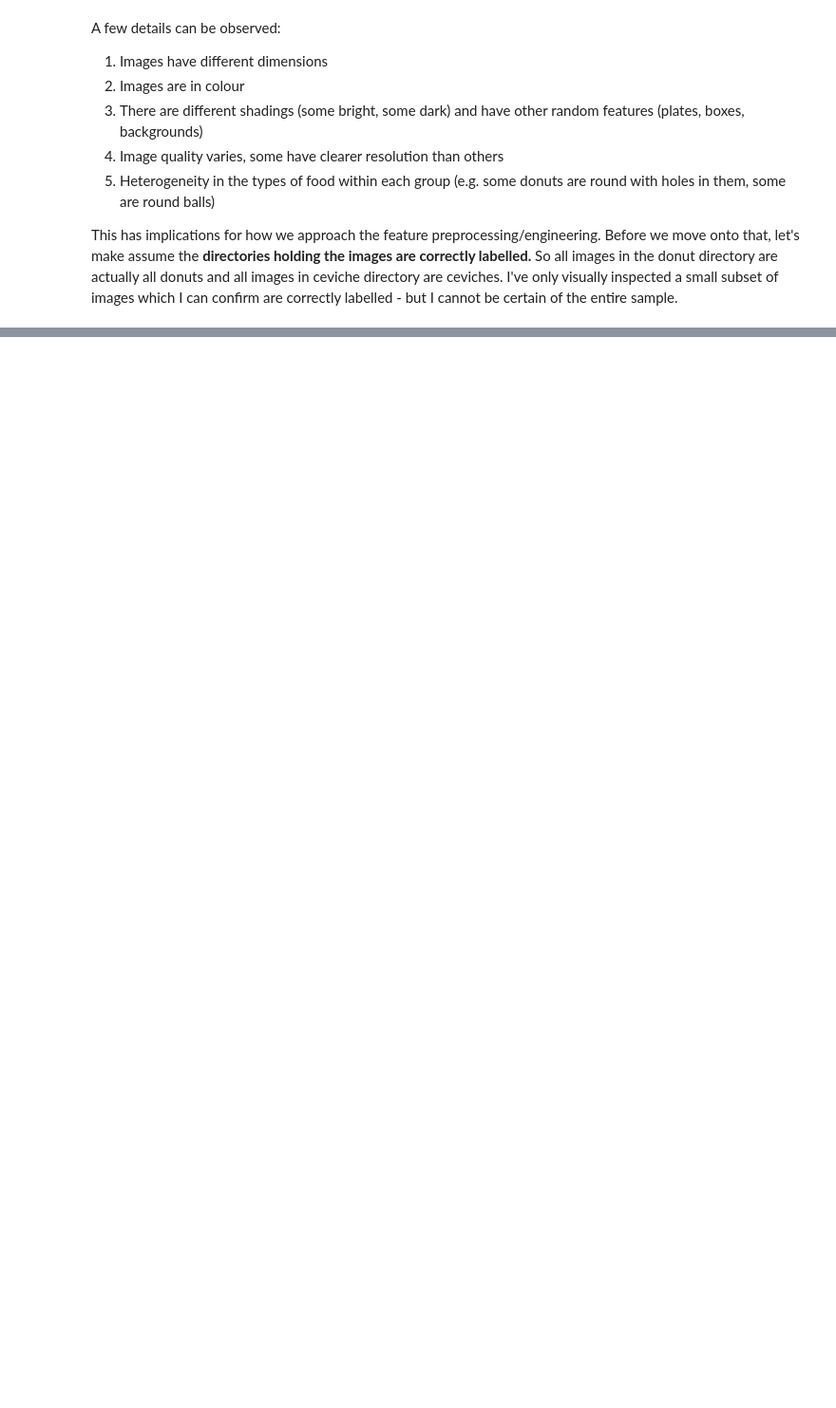
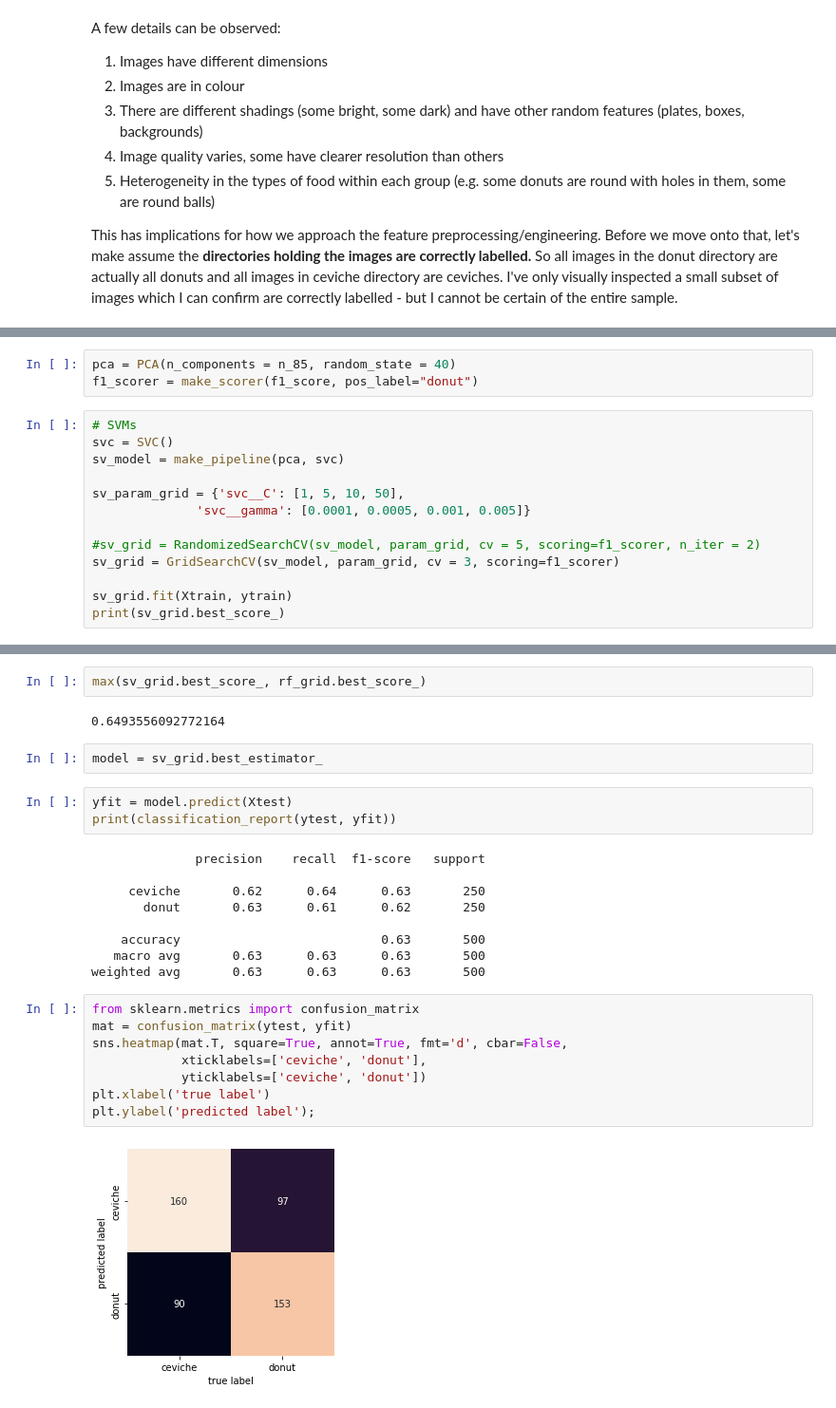
Before and after one commit to bennywee/donut_ceviche_classifier, a Jupyter notebook: analysis/exploratory_analysis.ipynb, the cells around one changed output, grey strips where cells are left out. Shown at 95% size. Saved outputs shown, nothing was run; the diff lists cells and outputs as text; blank space fills up the shorter version.

```diff
--- a/analysis/exploratory_analysis.ipynb
+++ b/analysis/exploratory_analysis.ipynb
@@ -107,0 +230,16 @@ plot_img_grid(food = ceviche_g)
+# %%
+pca = PCA(n_components = n_85, random_state = 40)
+f1_scorer = make_scorer(f1_score, pos_label="donut")
+# %%
+# SVMs
+svc = SVC()
+sv_model = make_pipeline(pca, svc)
+
+sv_param_grid = {'svc__C': [1, 5, 10, 50],
+              'svc__gamma': [0.0001, 0.0005, 0.001, 0.005]}
+
+#sv_grid = RandomizedSearchCV(sv_model, param_grid, cv = 5, scoring=f1_scorer, n_iter = 2)
+sv_grid = GridSearchCV(sv_model, param_grid, cv = 3, scoring=f1_scorer)
+
+sv_grid.fit(Xtrain, ytrain)
+print(sv_grid.best_score_)
@@ -107,0 +267,28 @@ plot_img_grid(food = ceviche_g)
+# %%
+max(sv_grid.best_score_, rf_grid.best_score_)
+# %% [output]
+0.6493556092772164
+# %%
+model = sv_grid.best_estimator_
+# %%
+yfit = model.predict(Xtest)
+print(classification_report(ytest, yfit))
+# %% [output]
+              precision    recall  f1-score   support
+
+     ceviche       0.62      0.64      0.63       250
+       donut       0.63      0.61      0.62       250
+
+    accuracy                           0.63       500
+   macro avg       0.63      0.63      0.63       500
+weighted avg       0.63      0.63      0.63       500
+# %%
+from sklearn.metrics import confusion_matrix
+mat = confusion_matrix(ytest, yfit)
+sns.heatmap(mat.T, square=True, annot=True, fmt='d', cbar=False,
+            xticklabels=['ceviche', 'donut'],
+            yticklabels=['ceviche', 'donut'])
+plt.xlabel('true label')
+plt.ylabel('predicted label');
+# %% [output]
+[figure, added]
```
Also changed, not shown: parts of 32 cells of this notebook.
